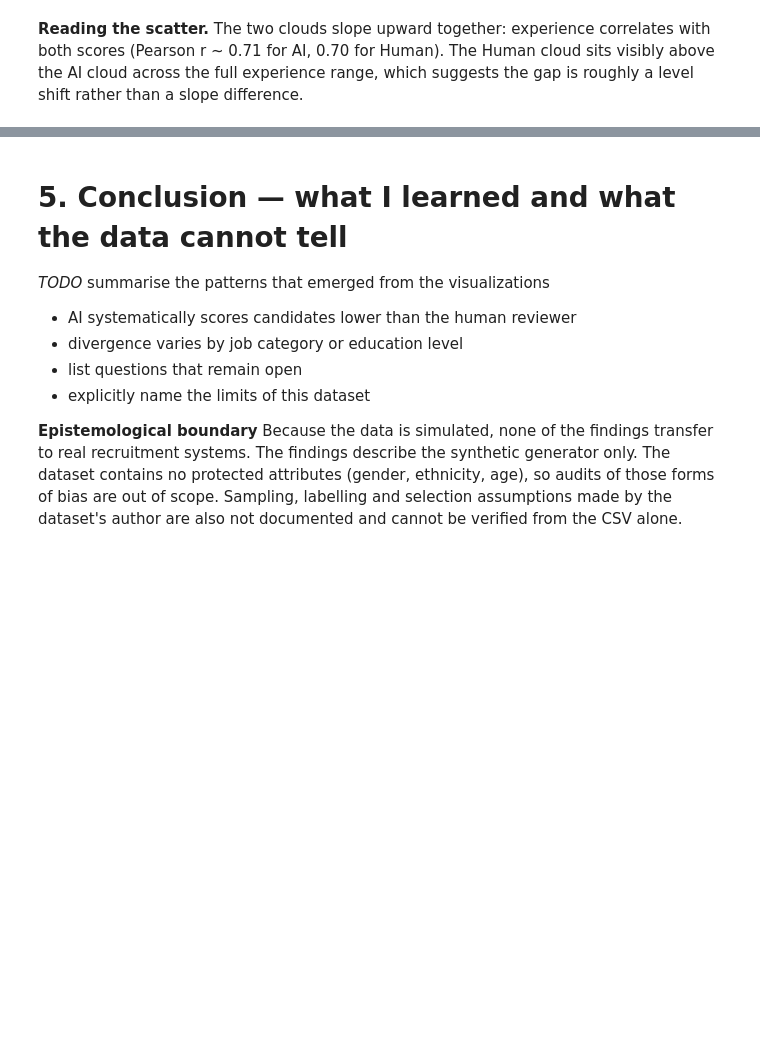
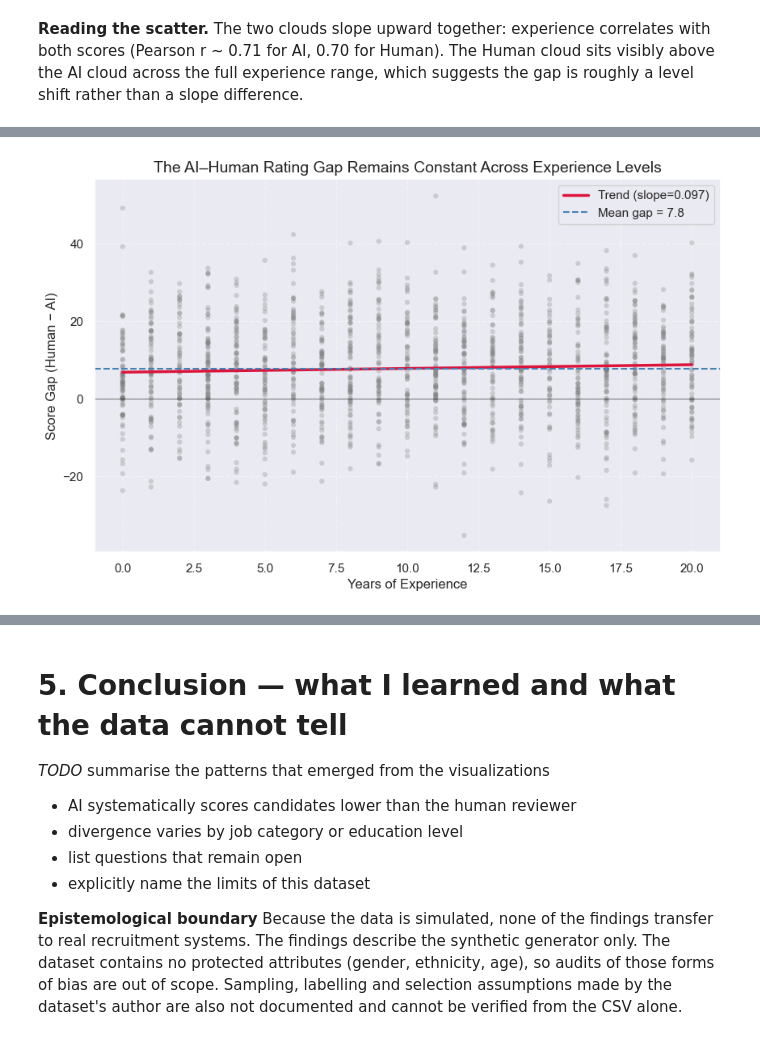
Before and after one commit to hkmp1303/hiring-fairness-audit-analysis, a Jupyter notebook: notebook.ipynb, the cells around one changed output, grey strips where cells are left out. Saved outputs shown, nothing was run; the diff lists cells and outputs as text; code cells hidden in the pictures; blank space fills up the shorter version.

```diff
--- a/notebook.ipynb
+++ b/notebook.ipynb
@@ -276,0 +285,31 @@ plt.show()
+# %%
+fig, ax = plt.subplots(figsize=(10, 6))
+
+# Use Score_Divergence (already in dataset) or calculated Gap
+gap = df["Human_Score"] - df["AI_Score"]
+x = df["Years_Experience"]
+
+# Scatter plot
+ax.scatter(x, gap, alpha=0.3, s=20, color='gray', edgecolors='none')
+
+# Trend line to show whether gap changes with experience
+m, b = np.polyfit(x, gap, 1)
+x_line = np.linspace(x.min(), x.max(), 200)
+ax.plot(x_line, m * x_line + b, color='crimson', linewidth=2.5,
+        label=f'Trend (slope={m:.3f})')
+
+# Horizontal line at mean gap to show the "no change" baseline
+mean_gap = gap.mean()
+ax.axhline(mean_gap, color='steelblue', linestyle='--', linewidth=1.5,
+           label=f'Mean gap = {mean_gap:.1f}')
+
+# Zero line for reference (gap=0 would mean perfect agreement)
+ax.axhline(0, color='black', linewidth=0.8, alpha=0.5)
+
+ax.set_xlabel("Years of Experience", fontsize=12)
+ax.set_ylabel("Score Gap (Human − AI)", fontsize=12)
+ax.set_title("The AI–Human Rating Gap Remains Constant Across Experience Levels", fontsize=14)
+ax.legend(fontsize=11, loc='best')
+ax.grid(True, linestyle='--', alpha=0.4)
+# %% [output]
+[figure, added]
```
Also changed, not shown: parts of 2 cells of this notebook.
